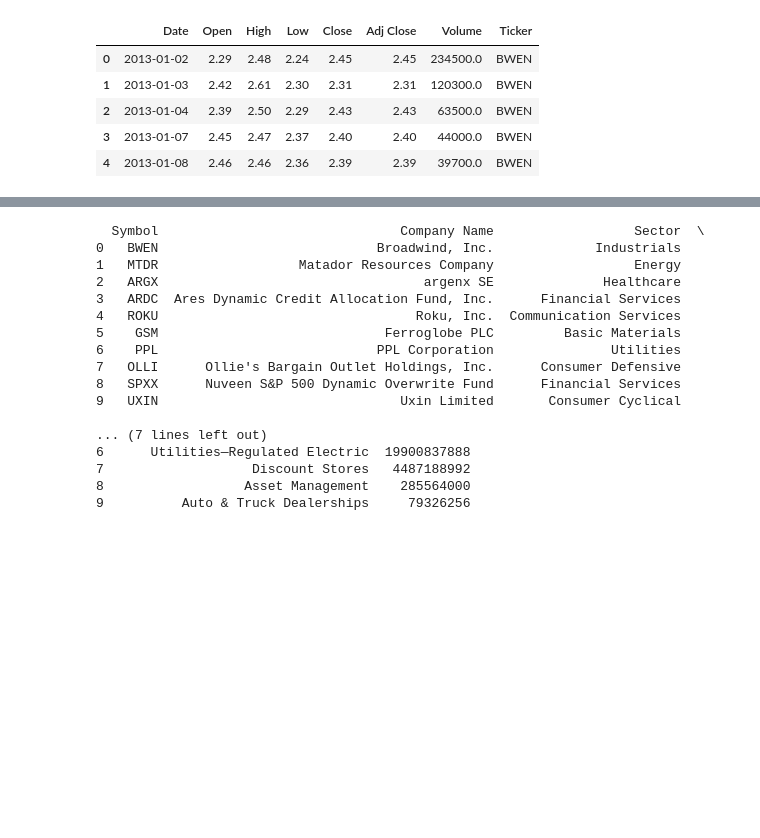
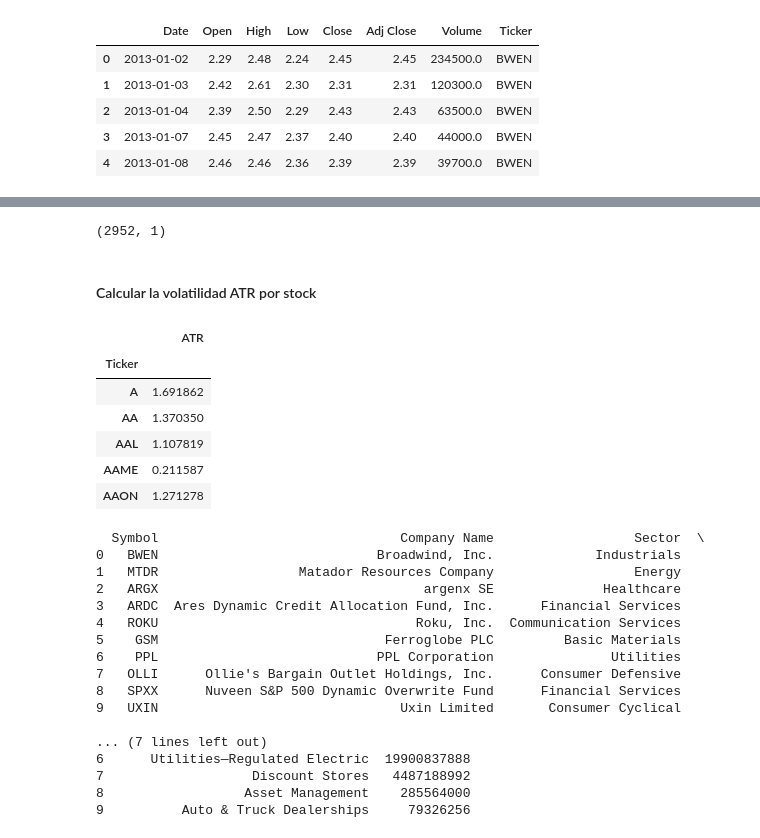
Before and after one commit to leidy7hernandez/HENRY-Proyecto-Integrador, a Jupyter notebook: testing.ipynb, the cells around one changed output, grey strips where cells are left out. Saved outputs shown, nothing was run; the diff lists cells and outputs as text; code cells hidden in the pictures; blank space fills up the shorter version.

Commit message:
avance formulas

```diff
--- a/testing.ipynb
+++ b/testing.ipynb
@@ -318,3 +324,7 @@ df_2013 = pd.read_csv('nasdaq_nyse_2013.csv')
+# %%
+import pandas as pd
+path = 'C:/Users/usuario/OneDrive - Universidad de los andes/HENRY BOOTCAMP/HENRY-Proyecto-Integrador/archive/nasdaq_nyse_2013.csv'
+df_2013 = pd.read_csv(path)
 # %%
 df_2013.head()
 # %% [output]
@@ -324,6 +334,3 @@ df_2013.head()
 | 2 | 2013-01-04 | 2.39 | 2.50 | 2.29 | 2.43 | 2.43 | 63500.0 | BWEN |
 | 3 | 2013-01-07 | 2.45 | 2.47 | 2.37 | 2.40 | 2.40 | 44000.0 | BWEN |
 | 4 | 2013-01-08 | 2.46 | 2.46 | 2.36 | 2.39 | 2.39 | 39700.0 | BWEN |
-# %%
-# Convertir la columna de fechas en un índice de tipo DatetimeIndex
-df_2013['Date'] = pd.to_datetime(df_2013['Date'])
@@ -339,0 +384,2 @@ ticker_list_test
+# %%
+df_filtered = filter_complete_stocks(df_2013)
@@ -340 +440,50 @@ ticker_list_test
+# %%
+retornos_mensuales.shape
+# %% [output]
+(2952, 1)
+# %% [markdown]
+#### Calcular la volatilidad ATR por stock
+# %%
+# Calcular la volatilidad de cada stock con la formula de average true range
+''' Average True Range (ATR)
+		TR = max(High - Low, abs(High - Previous Close), abs(Low - Previous Close))
+			* Luego sacar el promedio -> ese es el ATR'''
+import pandas as pd
+
+def calculate_volatility_ATR(dataframe):
+	df = dataframe.copy()
+
+    # Calculate True Range (TR) for each row in the DataFrame
+	def calculate_tr(df):
+		df['HL'] = df['High'] - df['Low']
+		df['HC'] = abs(df['High'] - df['Close'].shift(1))
+		df['LC'] = abs(df['Low'] - df['Close'].shift(1))
+		df['TR'] = df[['HL', 'HC', 'LC']].max(axis=1)
+
+    	# Drop the intermediate columns
+		df.drop(['HL', 'HC', 'LC'], axis=1, inplace=True)
+
+		# Calculate the Average True Range (ATR) using a rolling window
+    	# period =
+    	# df['ATR'] = df['TR'].rolling(window=period, min_periods=1).mean() -- Lo dejo acá por si queremos calcularlo en distintos periodos
+
+		return df
+
+	#Calculate the average by stock. The period is the whole dataset.
+	tr_df = calculate_tr(df)
+	atr_df = pd.DataFrame(tr_df.groupby('Ticker')['TR'].agg('mean'))
+	atr_df.rename(columns={'TR':'ATR'}, inplace=True)
+
+	return atr_df
+# %%
+volatilidad_total = calculate_volatility_ATR(df_filtered)
+volatilidad_total.head()
+# %% [output]
+|  | ATR |
+| Ticker |  |
+| A | 1.691862 |
+| AA | 1.370350 |
+| AAL | 1.107819 |
+| AAME | 0.211587 |
+| AAON | 1.271278 |
 # %%
```
Also changed, not shown: parts of 22 cells of this notebook, 3 other files.
